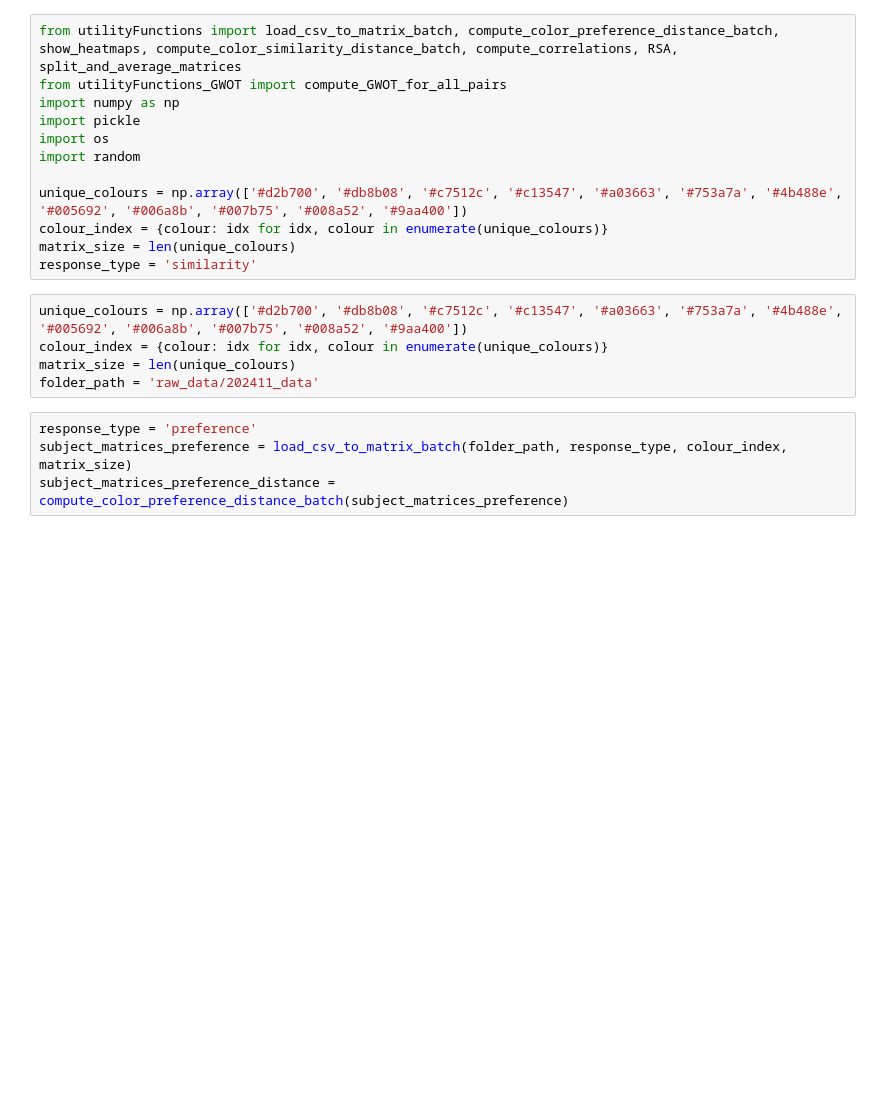
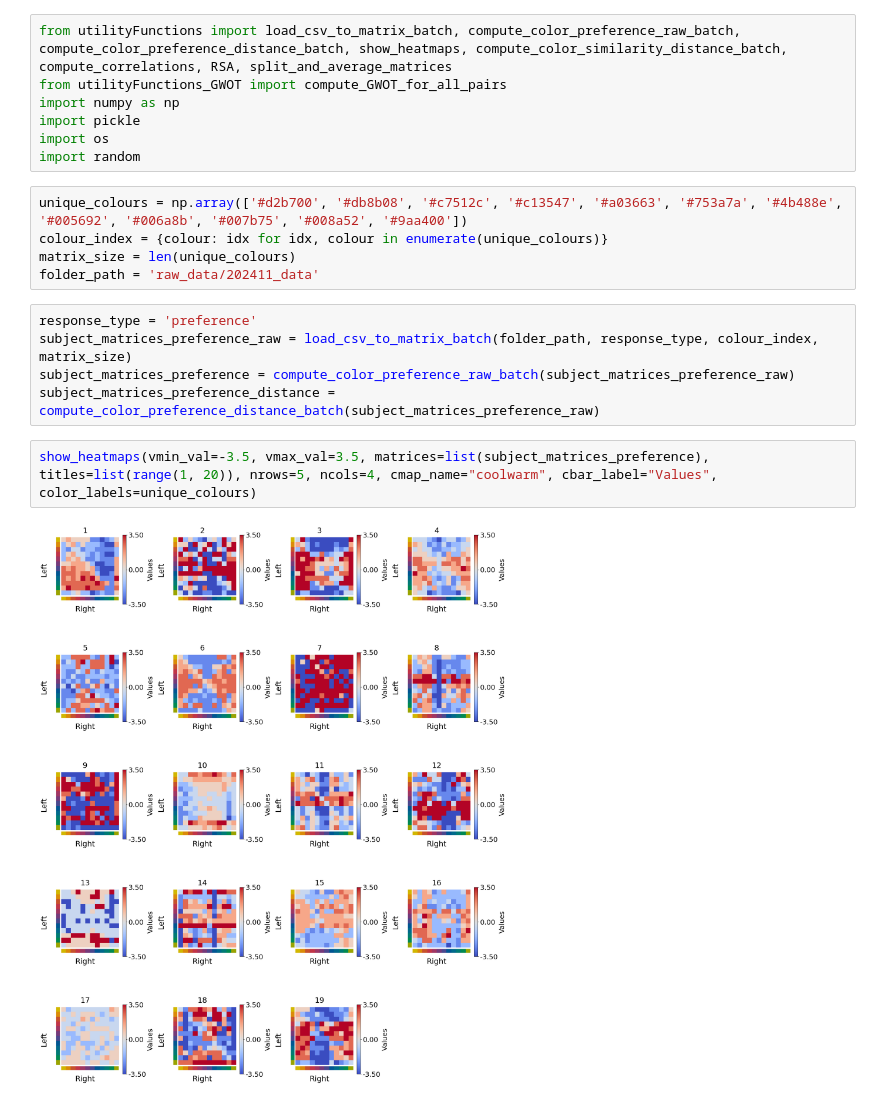
Before and after one commit to MtKana/preference_rating_GWOT, a Jupyter notebook: 20250404_preference_distance_visualization_all_subject.ipynb, the cells around one changed output. Cells and saved outputs as stored; diff of their text form; blank space fills up the shorter version.

Commit message:
Implement code changes to enhance functionality and improve performance

```diff
--- a/20250404_preference_distance_visualization_all_subject.ipynb
+++ b/20250404_preference_distance_visualization_all_subject.ipynb
@@ -1,15 +1,10 @@
 # %%
-from utilityFunctions import load_csv_to_matrix_batch, compute_color_preference_distance_batch, show_heatmaps, compute_color_similarity_distance_batch, compute_correlations, RSA, split_and_average_matrices
+from utilityFunctions import load_csv_to_matrix_batch, compute_color_preference_raw_batch, compute_color_preference_distance_batch, show_heatmaps, compute_color_similarity_distance_batch, compute_correlations, RSA, split_and_average_matrices
 from utilityFunctions_GWOT import compute_GWOT_for_all_pairs
 import numpy as np
 import pickle
 import os
 import random
-
-unique_colours = np.array(['#d2b700', '#db8b08', '#c7512c', '#c13547', '#a03663', '#753a7a', '#4b488e', '#005692', '#006a8b', '#007b75', '#008a52', '#9aa400'])
-colour_index = {colour: idx for idx, colour in enumerate(unique_colours)}
-matrix_size = len(unique_colours)
-response_type = 'similarity'
 # %%
 unique_colours = np.array(['#d2b700', '#db8b08', '#c7512c', '#c13547', '#a03663', '#753a7a', '#4b488e', '#005692', '#006a8b', '#007b75', '#008a52', '#9aa400'])
 colour_index = {colour: idx for idx, colour in enumerate(unique_colours)}
@@ -17,6 +12,11 @@ matrix_size = len(unique_colours)
 folder_path = 'raw_data/202411_data'
 # %%
 response_type = 'preference'
-subject_matrices_preference = load_csv_to_matrix_batch(folder_path, response_type, colour_index, matrix_size)
-subject_matrices_preference_distance = compute_color_preference_distance_batch(subject_matrices_preference)
+subject_matrices_preference_raw = load_csv_to_matrix_batch(folder_path, response_type, colour_index, matrix_size)
+subject_matrices_preference = compute_color_preference_raw_batch(subject_matrices_preference_raw)
+subject_matrices_preference_distance = compute_color_preference_distance_batch(subject_matrices_preference_raw)
+# %%
+show_heatmaps(vmin_val=-3.5, vmax_val=3.5, matrices=list(subject_matrices_preference), titles=list(range(1, 20)), nrows=5, ncols=4, cmap_name="coolwarm", cbar_label="Values", color_labels=unique_colours)
+# %% [output]
+[figure, added]
 # %%
```
Also changed, not shown: parts of 2 cells of this notebook.
